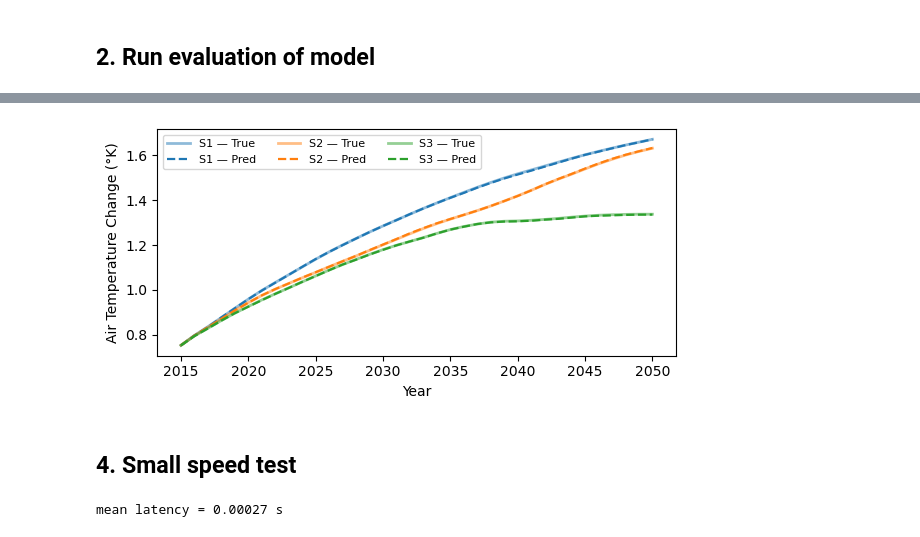
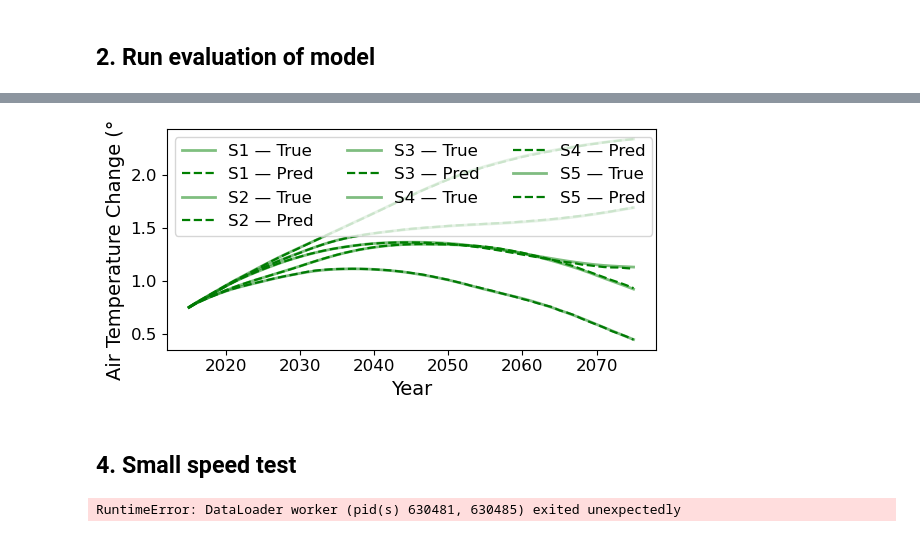
Before and after one commit to oskarbohnlassen/ciceroscm-surrogate, a Jupyter notebook: notebooks/cicero_net_model.ipynb, the cells around one changed output, grey strips where cells are left out. Cells and saved outputs as stored; diff of their text form; code cells hidden in the pictures.

```diff
--- a/notebooks/cicero_net_model.ipynb
+++ b/notebooks/cicero_net_model.ipynb
@@ -15,7 +15,7 @@ from plot_utils import plot_temperature_sequences
 # %% [markdown]
 ## 1. Load data and model
 # %%
-run_dir = "/home/obola/repositories/cicero-scm-surrogate/data/20250805_152136"
+run_dir = "/home/obola/repositories/cicero-scm-surrogate/data/20250926_110035"
 data_dir = os.path.join(run_dir, "processed")
 device = "cuda:0"
 
@@ -25,10 +25,10 @@ train_loader, val_loader, test_loader, G = format_data(X_train, y_train, X_val,
 
 # Build model
 #model = GRUSurrogate(n_gas=G).to(device)
-model = LSTMSurrogate(n_gas=G, hidden=128, num_layers=1).to(device)
+model = LSTMSurrogate(n_gas=G, hidden=256, num_layers=2).to(device)
+#model = TCNForecaster(n_gas=G, n_blocks=8, hidden=128, k=3).to(device)
 
-# Load model parameters
-model_dir = os.path.join(run_dir, "model_lstm.pth")
+model_dir = os.path.join(run_dir, "model_lstm_v1.pth")
 model.load_state_dict(torch.load(model_dir, map_location=device, weights_only=False))
 # %% [output]
 <All keys matched successfully>
@@ -81,9 +97,9 @@ plt.show()
 # %%
-plot_temperature_sequences(y_target_numpy, y_pred_numpy, seq_len=36, n_samples=3, seed=4,
-                   years=np.arange(2015, 2015+36),
+plot_temperature_sequences(y_target_numpy, y_pred_numpy, seq_len=61, n_samples=5, seed=11,
+                   years=np.arange(2015, 2015+36+25),
                    savepath="plots/test_seq_cicero_net.pdf")
 # %% [output]
-[figure, old version]
+[figure, new version]
 # %% [markdown]
 ## 4. Small speed test
 # %%
@@ -123,11 +139,8 @@ def time_single_step_preds(model, data_loader, device="cuda", return_latency=Fal
         return preds, np.asarray(latencies, dtype=float)
     return preds
 # %%
-# preds only
-preds = time_single_step_preds(model, test_loader, device="cuda", return_latency=False)
-
 # preds + per-call latencies (seconds)
 preds, lat = time_single_step_preds(model, test_loader, device="cuda", return_latency=True)
 print(f"mean latency = {lat.mean():.5f} s")
 # %% [output]
-mean latency = 0.00027 s
+RuntimeError: DataLoader worker (pid(s) 630481, 630485) exited unexpectedly
```
Also changed, not shown: parts of 7 cells of this notebook, 43 other files.
